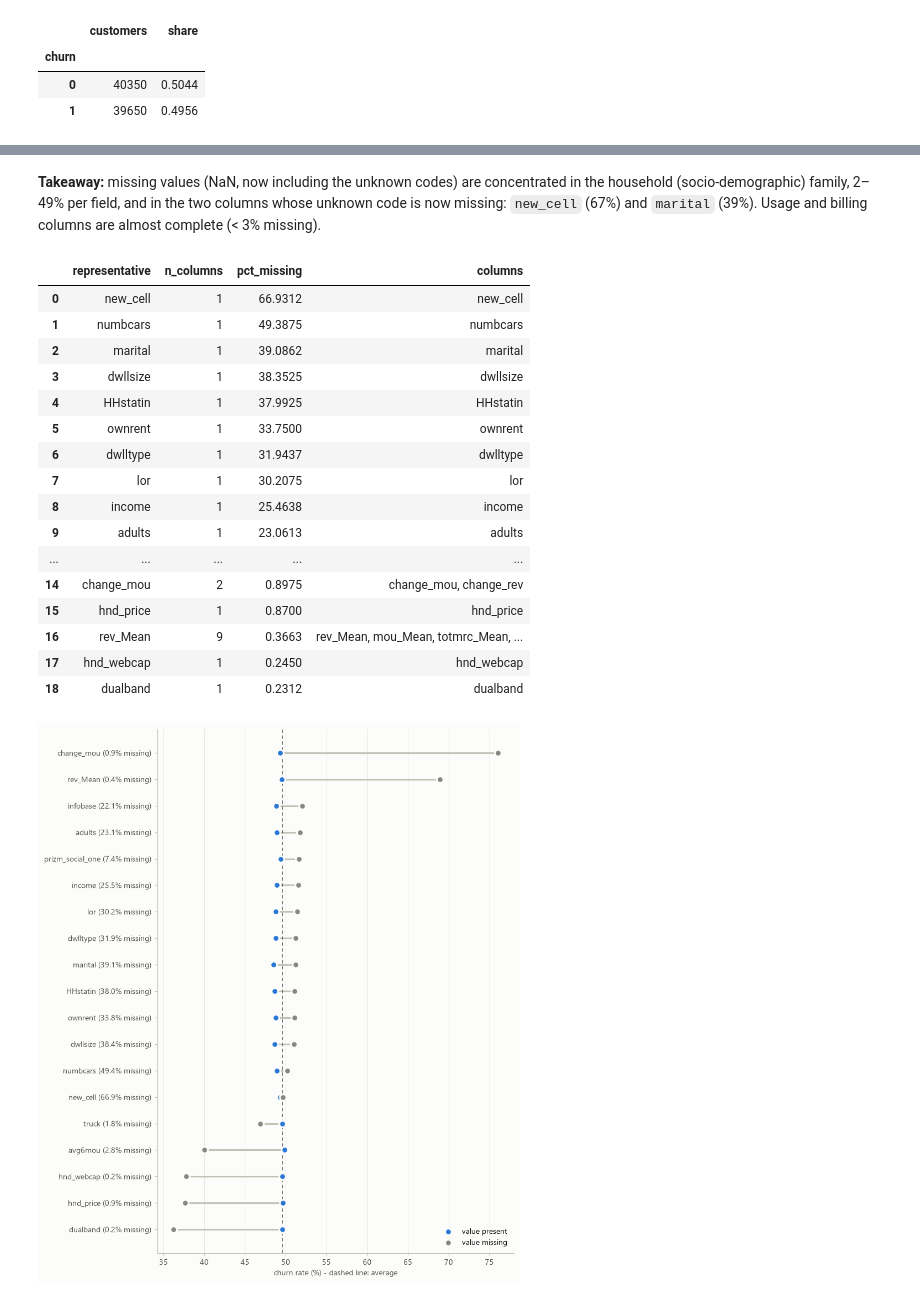
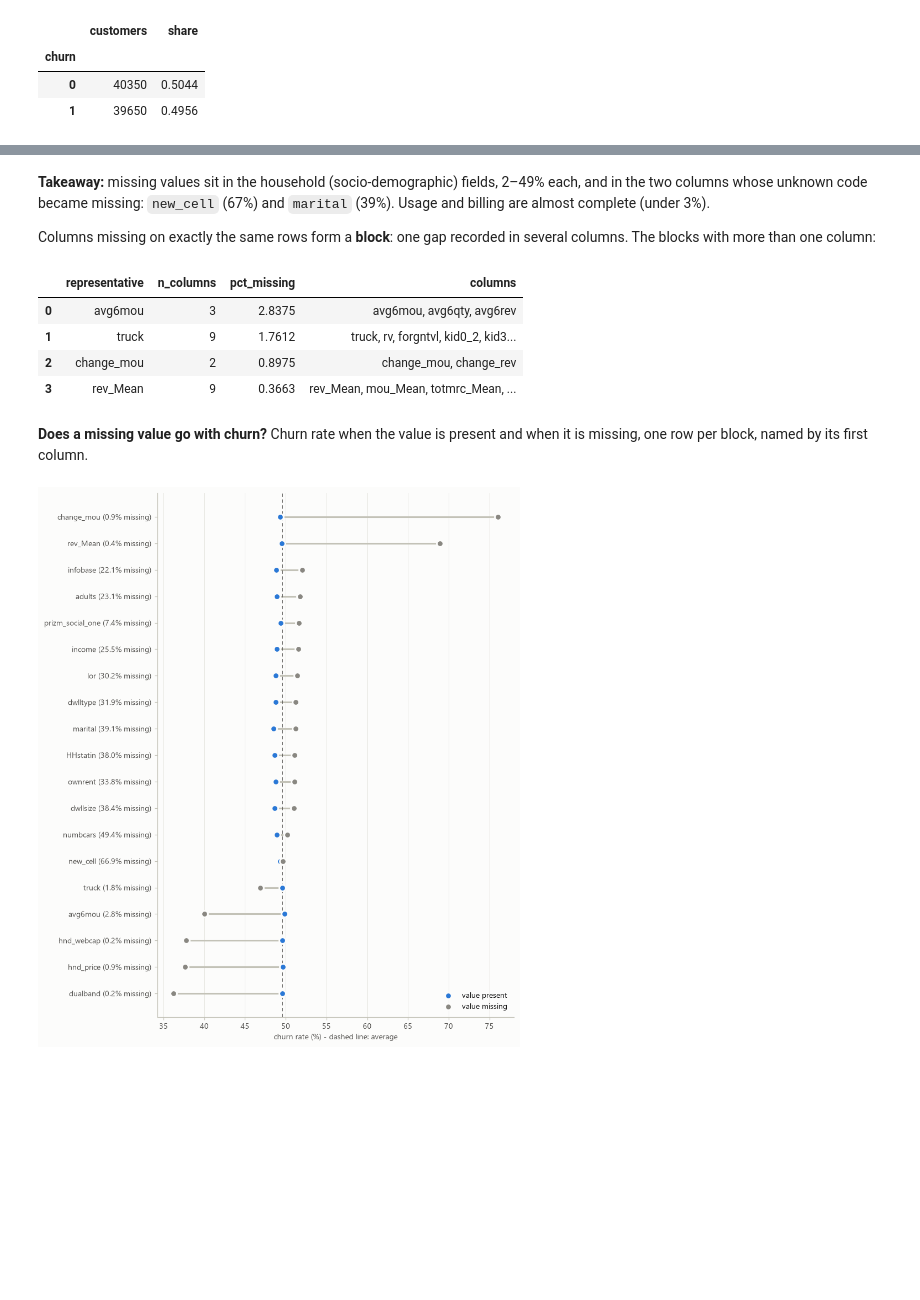
Before and after one commit to mmazzini01/SDG_churn_tech_test, a Jupyter notebook: notebooks/01_eda.ipynb, the cells around one changed output, grey strips where cells are left out. Cells and saved outputs as stored; diff of their text form; code cells hidden in the pictures; blank space fills up the shorter version.

```diff
--- a/notebooks/01_eda.ipynb
+++ b/notebooks/01_eda.ipynb
@@ -25,8 +24,6 @@ RAW_PATH = ROOT / cfg["paths"]["raw_data"]
 plots.set_style()
 pd.set_option("display.float_format", "{:.4f}".format)
 pd.set_option("display.max_colwidth", 120)
-pd.set_option("display.max_rows", 200)
-P_FORMAT = "{:.3g}".format  # tables with p-values: keeps tiny values readable
 
 raw = load_raw(RAW_PATH)
 print(f"{len(raw):,} rows, {raw.shape[1]} columns: {raw.select_dtypes('number').shape[1]} numeric, "
@@ -244,26 +161,22 @@ fig = plots.plot_missing(prof, colors, e["min_pct_missing"])
 # %% [markdown]
-**Takeaway:** missing values (NaN, now including the unknown codes) are concentrated in the household (socio-demographic) family, 2–49% per field, and in the two columns whose unknown code is now missing: `new_cell` (67%) and `marital` (39%). Usage and billing columns are almost complete (< 3% missing).
+**Takeaway:** missing values sit in the household (socio-demographic) fields, 2–49% each, and in the two columns
+whose unknown code became missing: `new_cell` (67%) and `marital` (39%). Usage and billing are almost complete (under
+3%).
+
+Columns missing on exactly the same rows form a **block**: one gap recorded in several columns. The blocks with more
+than one column:
 # %%
 blocks = eda.missing_blocks(df[features], e["min_pct_missing"])
-blocks
+blocks[blocks["n_columns"] > 1].reset_index(drop=True)
 # %% [output]
 |  | representative | n_columns | pct_missing | columns |
-| 0 | new_cell | 1 | 66.9312 | new_cell |
-| 1 | numbcars | 1 | 49.3875 | numbcars |
-| 2 | marital | 1 | 39.0862 | marital |
-| 3 | dwllsize | 1 | 38.3525 | dwllsize |
-| 4 | HHstatin | 1 | 37.9925 | HHstatin |
-| 5 | ownrent | 1 | 33.7500 | ownrent |
-| 6 | dwlltype | 1 | 31.9437 | dwlltype |
-| 7 | lor | 1 | 30.2075 | lor |
-| 8 | income | 1 | 25.4638 | income |
-| 9 | adults | 1 | 23.0613 | adults |
-| ... | ... | ... | ... | ... |
-| 14 | change_mou | 2 | 0.8975 | change_mou, change_rev |
-| 15 | hnd_price | 1 | 0.8700 | hnd_price |
-| 16 | rev_Mean | 9 | 0.3663 | rev_Mean, mou_Mean, totmrc_Mean, ... |
-| 17 | hnd_webcap | 1 | 0.2450 | hnd_webcap |
-| 18 | dualband | 1 | 0.2312 | dualband |
+| 0 | avg6mou | 3 | 2.8375 | avg6mou, avg6qty, avg6rev |
+| 1 | truck | 9 | 1.7612 | truck, rv, forgntvl, kid0_2, kid3... |
+| 2 | change_mou | 2 | 0.8975 | change_mou, change_rev |
+| 3 | rev_Mean | 9 | 0.3663 | rev_Mean, mou_Mean, totmrc_Mean, ... |
+# %% [markdown]
+**Does a missing value go with churn?** Churn rate when the value is present and when it is missing, one row per
+block, named by its first column.
 # %%
 mvc = eda.flag_vs_churn(df[blocks["representative"]].isna(), df[TARGET])
 fig = plots.plot_missing_vs_churn(mvc, overall)
```
Also changed, not shown: parts of 78 cells of this notebook, 14 other files.
